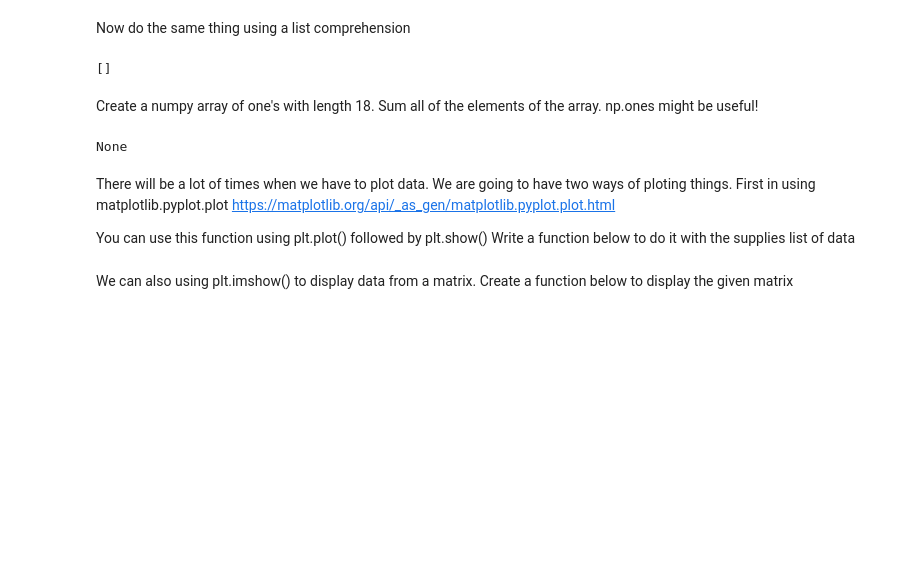
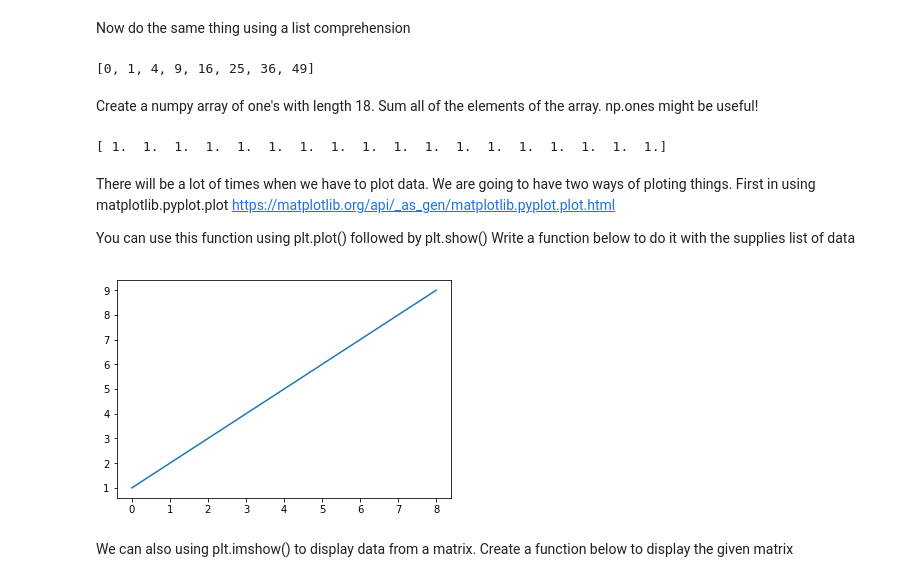
Before and after one commit to alexsludds/MIT-6.058-Notebook, a Jupyter notebook: 1 - Install and Intro.ipynb, the cells around one changed output. Drawn from its saved outputs; the diff is of its cells as text; code cells hidden in the pictures; blank space fills up the shorter version.

```diff
--- a/1 - Install and Intro.ipynb
+++ b/1 - Install and Intro.ipynb
@@ -27,19 +36,19 @@ None
 # %% [markdown]
 Now do the same thing using a list comprehension
 # %%
-returned_squarer = []
+returned_squarer = [x**2 for x in range(8)]
 print(returned_squarer)
 # %% [output]
-[]
+[0, 1, 4, 9, 16, 25, 36, 49]
 # %% [markdown]
 Create a numpy array of one's with length 18.
 Sum all of the elements of the array. np.ones might be useful!
 # %%
 def onesandsum():
-    pass
+    return np.ones(18)
 print(onesandsum())
 # %% [output]
-None
+[ 1.  1.  1.  1.  1.  1.  1.  1.  1.  1.  1.  1.  1.  1.  1.  1.  1.  1.]
 # %% [markdown]
 There will be a lot of times when we have to plot data. We are going to have two ways of ploting things.
 First in using matplotlib.pyplot.plot https://matplotlib.org/api/_as_gen/matplotlib.pyplot.plot.html
@@ -49,8 +58,12 @@ Write a function below to do it with the supplies list of data
 # %%
 datalist = [1,2,3,4,5,6,7,8,9]
 def plotdata(datalist):
-    pass
+    plt.figure()
+    plt.plot(datalist)
+    plt.show()
 plotdata(datalist)
+# %% [output]
+[figure, added]
 # %% [markdown]
 We can also using plt.imshow() to display data from a matrix.
 Create a function below to display the given matrix
```
Also changed, not shown: parts of 2 cells of this notebook, 1 other file.
